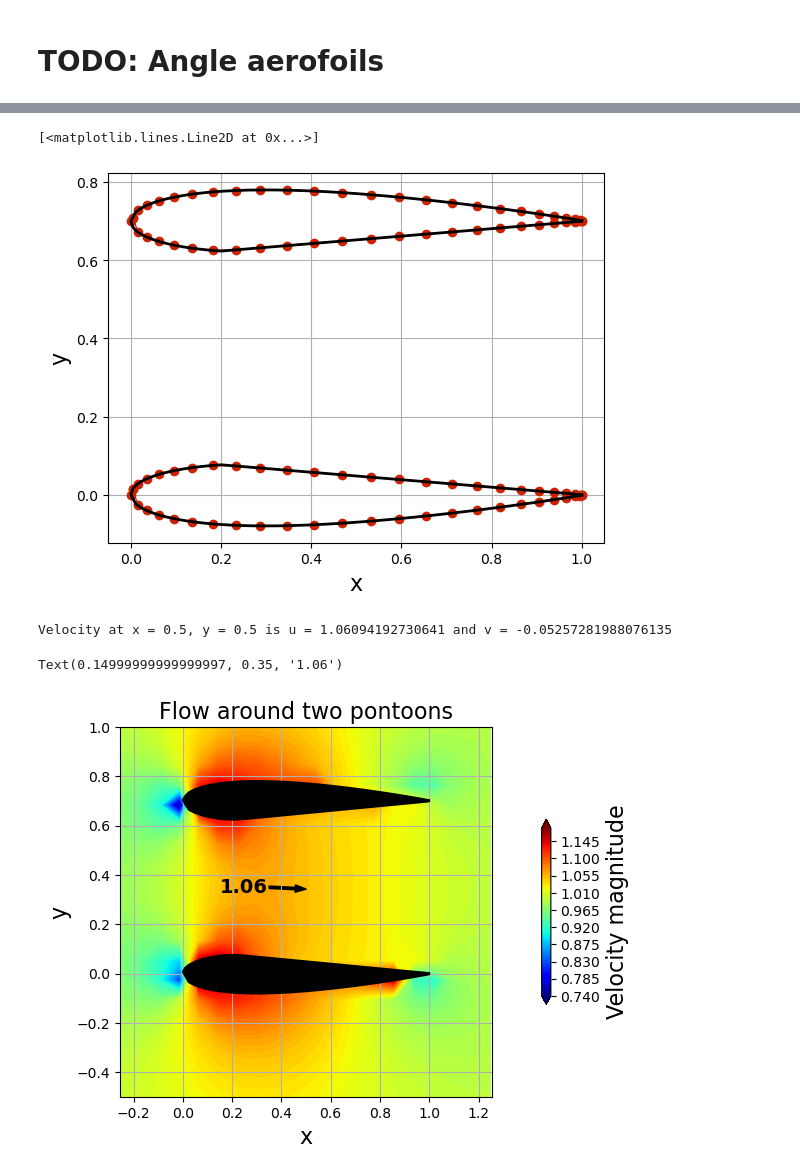
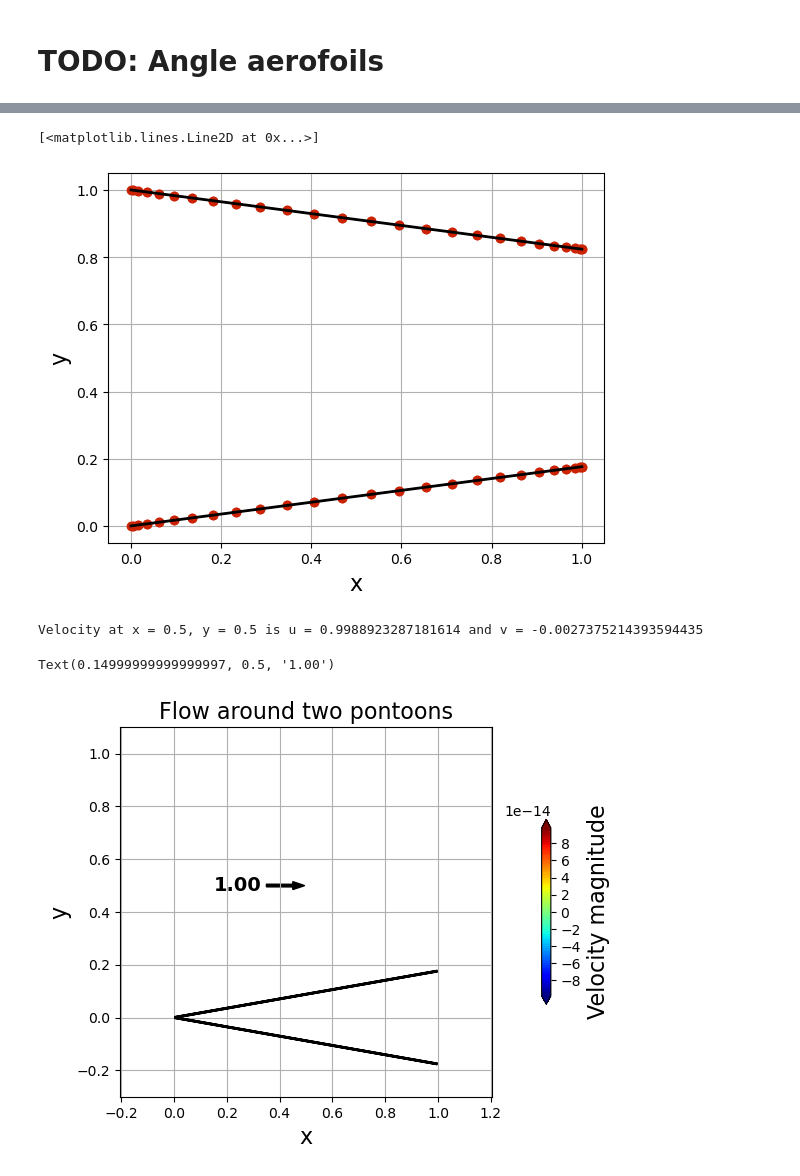
Before and after one commit to pilipb/DP5-code, a Jupyter notebook: testing_foil.ipynb, the cells around one changed output, grey strips where cells are left out. Saved outputs shown, nothing was run; the diff lists cells and outputs as text; code cells hidden in the pictures.

```diff
--- a/testing_foil.ipynb
+++ b/testing_foil.ipynb
@@ -41,12 +50,22 @@ coords = [[x,y],[x2,y2]]
 # coords = [[x,y]]
 # discretise the aerofoil into panels
 for i,aerofoil in enumerate(coords):
-    aerofoils[i] = define_panels(aerofoil[0],aerofoil[1],N=50, alpha=0)
-    for panel in aerofoils[i]:
-        panel.rotate_panel(alphas[i])
-    plt.plot(np.append([panel.xa for panel in aerofoils[i]], aerofoils[i][0].xa),
-            np.append([panel.ya for panel in aerofoils[i]], aerofoils[i][0].ya),
+    aerofoils[i] = define_panels(aerofoil[0],aerofoil[1],N=50)
+
+# now move the aerofoils to the correct position
+for panel in aerofoils[1]:
+    panel.ya = panel.ya + turbine_width
+    panel.yb = panel.yb + turbine_width
+y2 = y2 + turbine_width
+
+
+# plot the panels
+for i,aerofoil in enumerate(aerofoils):
+    plt.plot(np.append([panel.xa for panel in aerofoil], aerofoil[0].xa),
+            np.append([panel.ya for panel in aerofoil], aerofoil[0].ya),
             linestyle='-', linewidth=1, marker='o', markersize=6, color='#CD2305')
+
+
 
 
 plt.grid()
@@ -56,10 +75,10 @@ plt.plot(x, y, color='k', linestyle='-', linewidth=2)
 plt.plot(x2, y2, color='k', linestyle='-', linewidth=2)
 # %% [output]
 [<matplotlib.lines.Line2D at 0x...>]
-[figure, old version]
+[figure, new version]
 # %%
 # define the freestream conditions
-u_inf = 1.0
+u_inf = 1
 alpha = 0
 freestream_1 = Freestream(u_inf, alpha)
 freestream_2 = Freestream(u_inf, -alpha)
@@ -83,11 +102,11 @@ for i,p in enumerate(aerofoils):
 # %%
 # define velocity field
 nx, ny = 20, 20
-x_start, x_end = -0.25, 1.25
-y_start, y_end = -0.5, 1
-x = np.linspace(x_start, x_end, nx)
-y = np.linspace(y_start, y_end, ny)
-X, Y = np.meshgrid(x, y)
+x_start, x_end = -0.1, turbine_length + 0.1
+y_start, y_end = -0.1 - foil_width, turbine_width + 0.1
+x_ = np.linspace(x_start, x_end, nx)
+y_ = np.linspace(y_start, y_end, ny)
+X, Y = np.meshgrid(x_, y_)
 
 plt.figure()
 plt.axis('equal')
@@ -110,36 +129,36 @@ for panels in aerofoils:
     plt.fill([panel.xc for panel in panels],
         [panel.yc for panel in panels],
         color='k', linestyle='solid', linewidth=2, zorder=2)
 
 # add contours of velocity
 plt.contourf(X, Y, np.sqrt(u_tot**2 + v_tot**2), extend='both', cmap='jet', levels=100)
 
 cbar = plt.colorbar(orientation='vertical', shrink=0.5, pad=0.1)
 cbar.set_label('Velocity magnitude', fontsize=16)
 
 plt.grid()
 plt.title('Flow around two pontoons', fontsize=16)
 plt.xlim(x_start, x_end)
 plt.ylim(y_start, y_end)
 plt.xlabel('x', fontsize=16)
 plt.ylabel('y', fontsize=16)
 
 # calculate velocity at x = 0.5, y = width/2
 x = 0.35
 y = turbine_width/2
 u,v = vel_field(panels, freestreams[0], x, y)
 print('Velocity at x = 0.5, y = 0.5 is u = {} and v = {}'.format(u,v))
 
 # put an arrow there
 plt.arrow(x, y, u/10, v/10, width=0.01, color='k')
 
 # find the net velocity at this point
 vel = np.sqrt(u**2 + v**2)
 plt.text(x-0.2, y, '%.2f' %vel, fontsize=14, fontweight='bold', va='center')
 # %% [output]
-Velocity at x = 0.5, y = 0.5 is u = 1.06094192730641 and v = -0.05257281988076135
+Velocity at x = 0.5, y = 0.5 is u = 0.9988923287181614 and v = -0.0027375214393594435
-Text(0.14999999999999997, 0.35, '1.06')
+Text(0.14999999999999997, 0.5, '1.00')
-[figure, old version]
+[figure, new version]
 # %%
 from power_calcs import *
 
```
Also changed, not shown: parts of 2 cells of this notebook.
